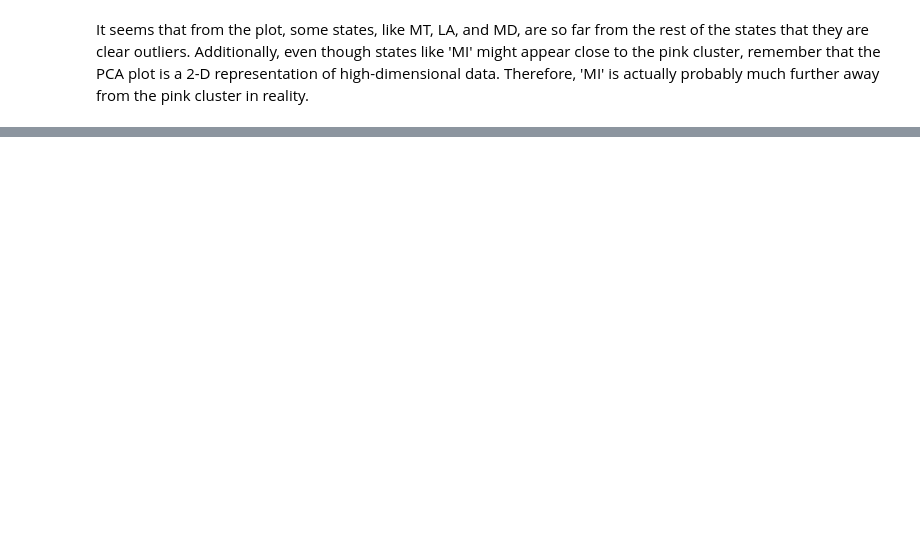
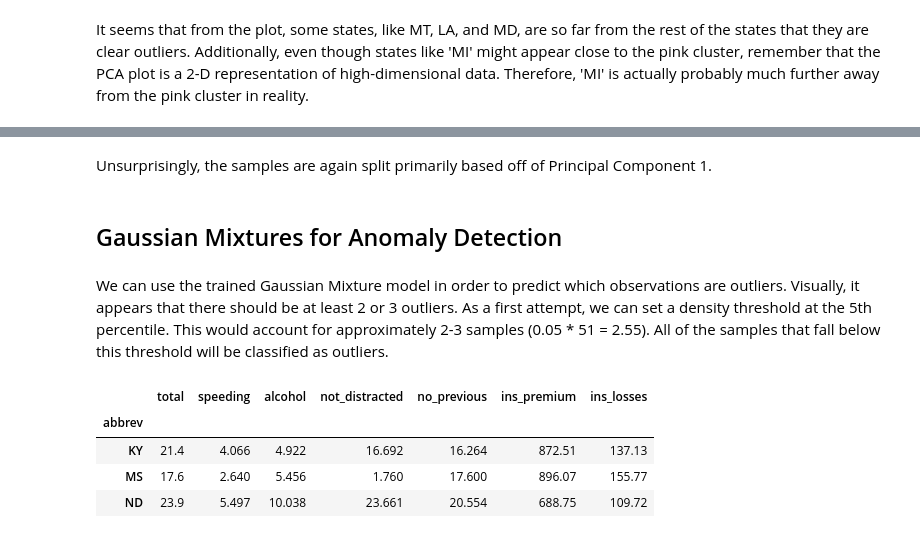
Before and after one commit to ahaldankar-vt/ahaldankar-vt.github.io, a Jupyter notebook: SampleBlog/posts/anomaly_detection/index.ipynb, the cells around one changed output, grey strips where cells are left out. Saved outputs shown, nothing was run; the diff lists cells and outputs as text; code cells hidden in the pictures; blank space fills up the shorter version.

```diff
--- a/SampleBlog/posts/anomaly_detection/index.ipynb
+++ b/SampleBlog/posts/anomaly_detection/index.ipynb
@@ -133,0 +198,17 @@ It seems that from the plot, some states, like MT, LA, and MD, are so far from t
+# %% [markdown]
+Unsurprisingly, the samples are again split primarily based off of Principal Component 1.
+# %% [markdown]
+## Gaussian Mixtures for Anomaly Detection
+# %% [markdown]
+We can use the trained Gaussian Mixture model in order to predict which observations are outliers. Visually, it appears that there should be at least 2 or 3 outliers. As a first attempt, we can set a density threshold at the 5th percentile. This would account for approximately 2-3 samples (0.05 * 51 = 2.55). All of the samples that fall below this threshold will be classified as outliers.
+# %%
+densities = gm.score_samples(crashes_without_abbrev)
+density_threshold = np.percentile(densities, 5)
+anomalies_below = crashes_without_abbrev[densities < density_threshold]
+anomalies_below
+# %% [output]
+|  | total | speeding | alcohol | not_distracted | no_previous | ins_premium | ins_losses |
+| abbrev |  |  |  |  |  |  |  |
+| KY | 21.4 | 4.066 | 4.922 | 16.692 | 16.264 | 872.51 | 137.13 |
+| MS | 17.6 | 2.640 | 5.456 | 1.760 | 17.600 | 896.07 | 155.77 |
+| ND | 23.9 | 5.497 | 10.038 | 23.661 | 20.554 | 688.75 | 109.72 |
```
Also changed, not shown: parts of 19 cells of this notebook.
